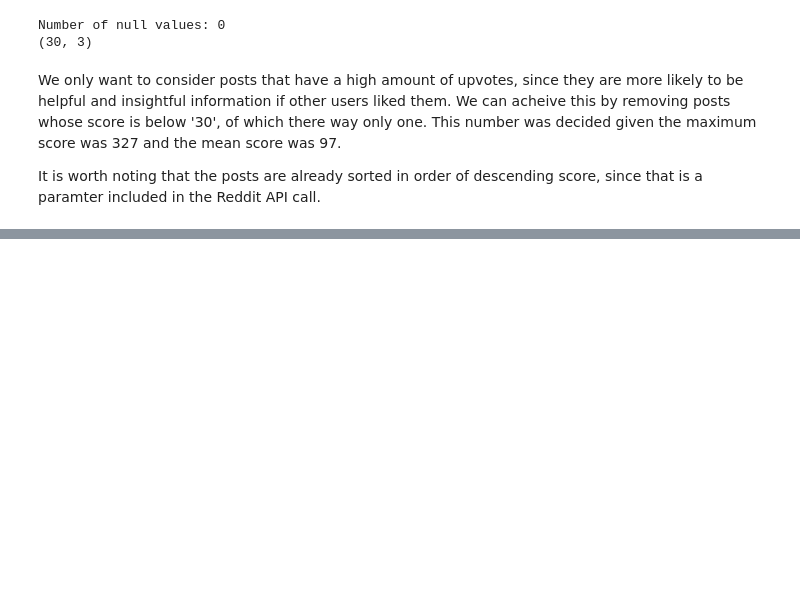
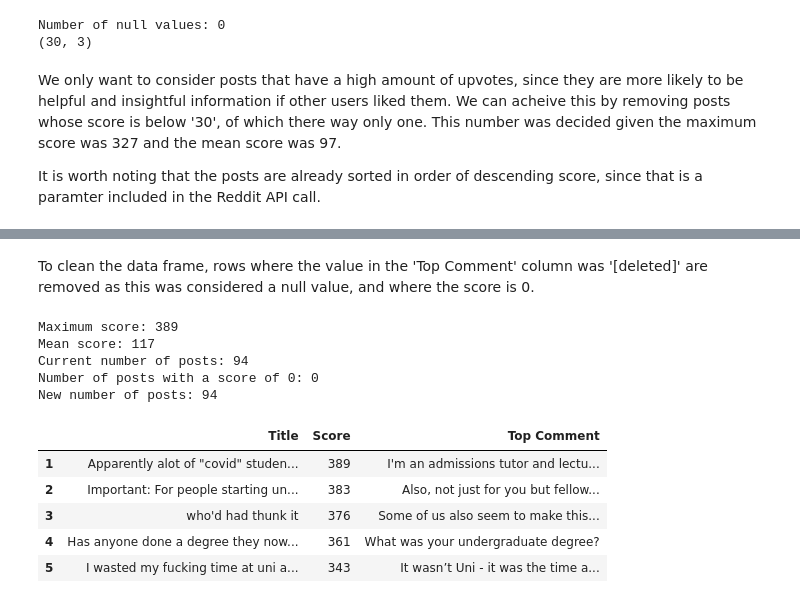
Before and after one commit to codingfishguy/ST115-Group-Project, a Jupyter notebook: Report.ipynb, the cells around one changed output, grey strips where cells are left out. Drawn from its saved outputs; the diff is of its cells as text; code cells hidden in the pictures; blank space fills up the shorter version.

```diff
--- a/Report.ipynb
+++ b/Report.ipynb
@@ -274,0 +293,31 @@ New number of posts: 29
+# %% [markdown]
+To clean the data frame, rows where the value in the 'Top Comment' column was '[deleted]' are removed as this was considered a null value, and where the score is 0.
+# %%
+#remove null values
+covid_reddit_data_df = covid_reddit_data_df[covid_reddit_data_df['Top Comment'] != '[deleted]']
+
+#find summary statistics, remove low  scores
+print(f"Maximum score: {covid_reddit_data_df['Score'].max()}")
+print(f"Mean score: {int(covid_reddit_data_df['Score'].mean())}")
+print(f"Current number of posts: {covid_reddit_data_df.shape[0]}")
+num_low_score_posts = (covid_reddit_data_df['Score']== 0).sum()
+print(f"Number of posts with a score of 0: {num_low_score_posts}")
+covid_reddit_data_df = covid_reddit_data_df[covid_reddit_data_df['Score'] > 0]
+print(f"New number of posts: {covid_reddit_data_df.shape[0]}")
+
+#display the full comment in the 'Top Comment' column
+pd.set_option('display.max_colwidth', None)
+
+covid_reddit_data_df.head(5)
+# %% [output]
+Maximum score: 389
+Mean score: 117
+Current number of posts: 94
+Number of posts with a score of 0: 0
+New number of posts: 94
+|  | Title | Score | Top Comment |
+| 1 | Apparently alot of "covid" studen... | 389 | I'm an admissions tutor and lectu... |
+| 2 | Important: For people starting un... | 383 | Also, not just for you but fellow... |
+| 3 | who'd had thunk it | 376 | Some of us also seem to make this... |
+| 4 | Has anyone done a degree they now... | 361 | What was your undergraduate degree? |
+| 5 | I wasted my fucking time at uni a... | 343 | It wasn’t Uni - it was the time a... |
```
Also changed, not shown: parts of 10 cells of this notebook, 3 other files.
